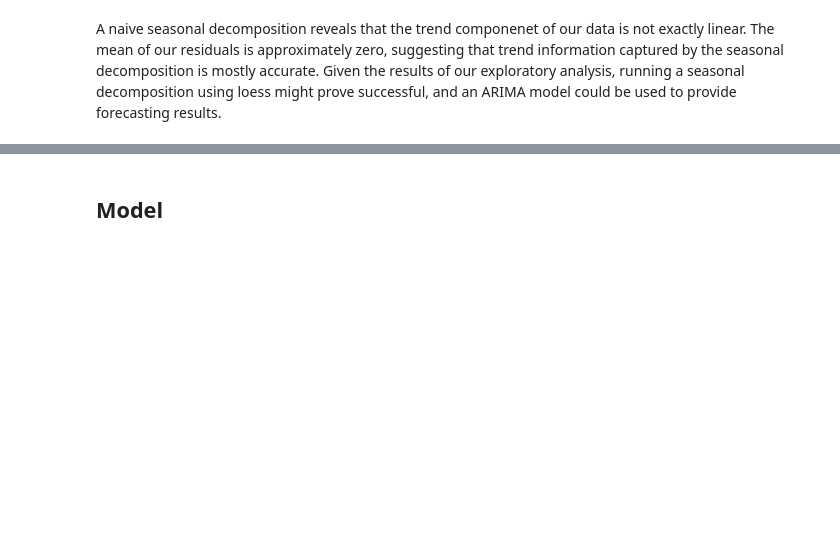
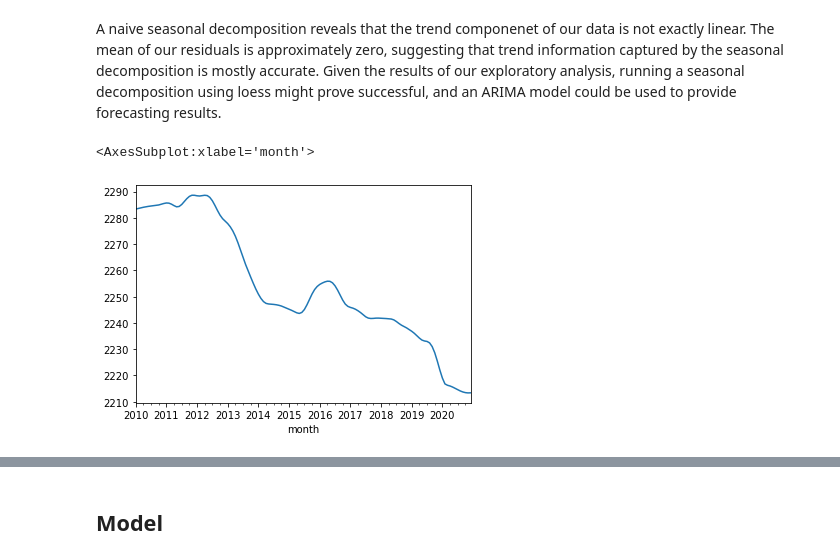
Before and after one commit to Achan40/chicago-crime, a Jupyter notebook: analysis/chicago-crime.ipynb, the cells around one changed output, grey strips where cells are left out. Saved outputs shown, nothing was run; the diff lists cells and outputs as text; code cells hidden in the pictures; blank space fills up the shorter version.

Commit message:
finished STL plots

```diff
--- a/analysis/chicago-crime.ipynb
+++ b/analysis/chicago-crime.ipynb
@@ -119,3 +139,13 @@ Name: resid, dtype: float64
 [figure]
 # %% [markdown]
 A naive seasonal decomposition reveals that the trend componenet of our data is not exactly linear. The mean of our residuals is approximately zero, suggesting that trend information captured by the seasonal decomposition is mostly accurate. Given the results of our exploratory analysis, running a seasonal decomposition using loess might prove successful, and an ARIMA model could be used to provide forecasting results.
+# %%
+# run STL decomposition, seasonal attribute is set to 13 because of we are using montly data
+stl = STL(df_total_month, seasonal = 13)
+res = stl.fit()
+
+# STL trend plot
+res.trend.plot()
+# %% [output]
+<AxesSubplot:xlabel='month'>
+[figure, added]
```
Also changed, not shown: parts of 12 cells of this notebook.
